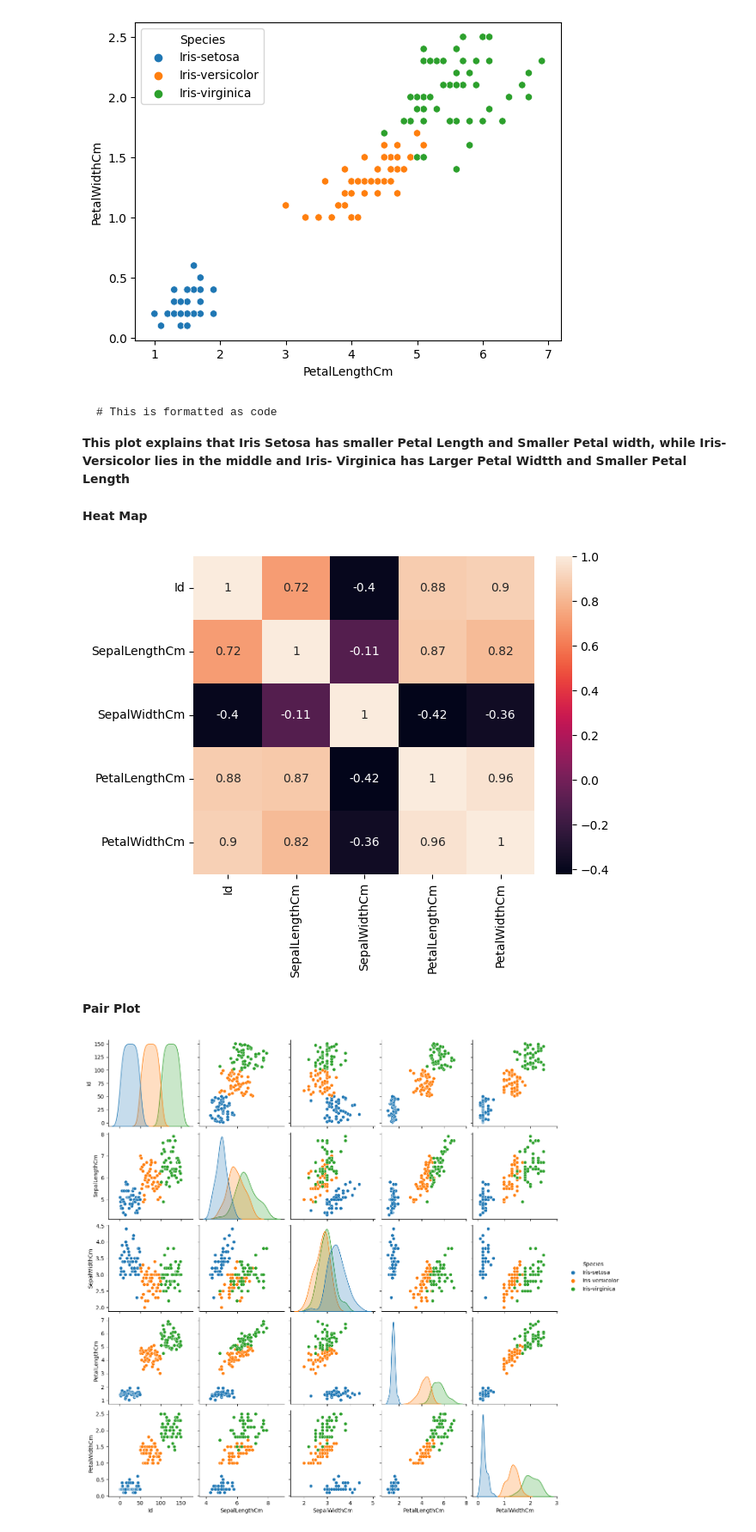
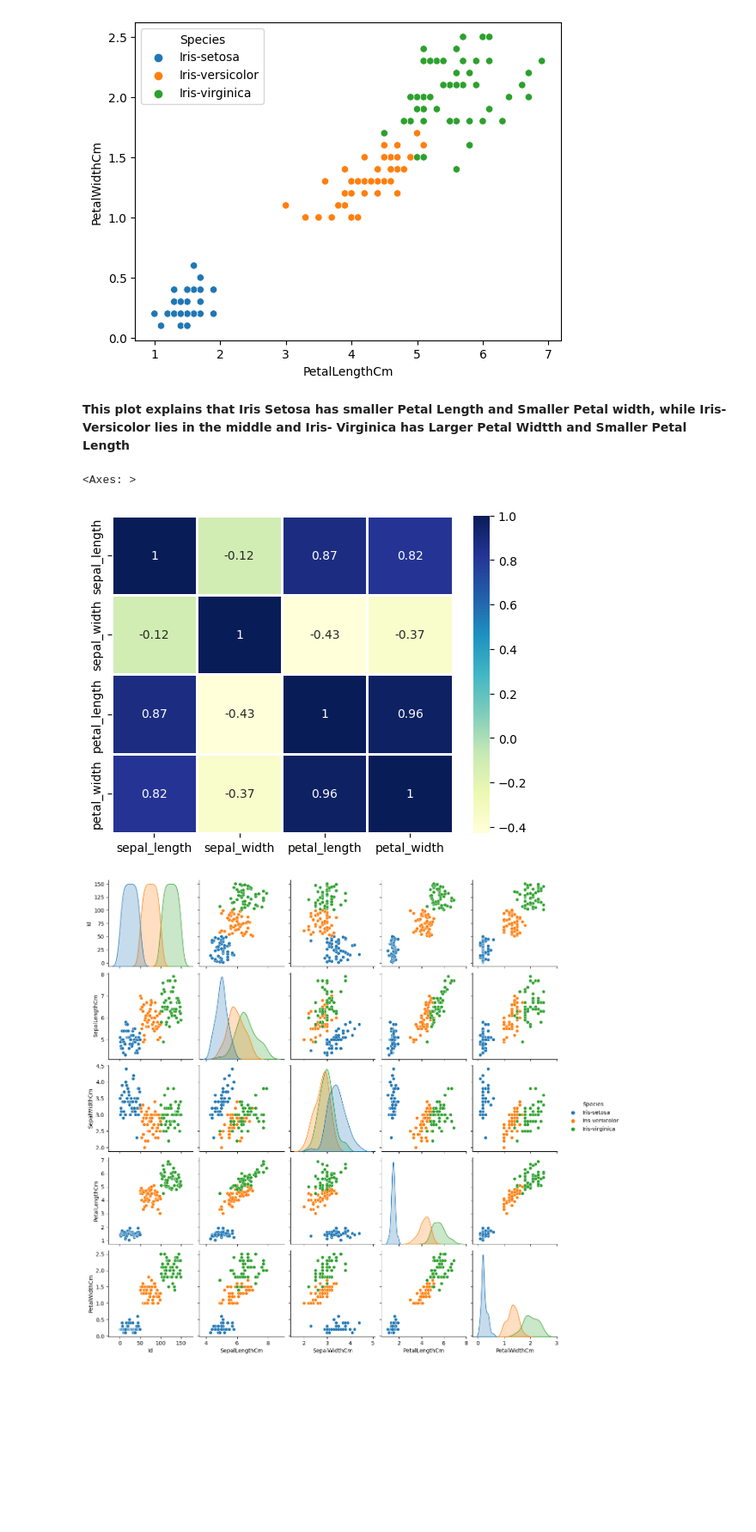
Before and after one commit to sakshi7781/Iris-Flower-Detection, a Jupyter notebook: Iris_Dataset_Oasis_Infobyte.ipynb, the cells around one changed output. Shown at 86% size. Drawn from its saved outputs; the diff is of its cells as text; code cells hidden in the pictures; blank space fills up the shorter version.

````diff
--- a/Iris_Dataset_Oasis_Infobyte.ipynb
+++ b/Iris_Dataset_Oasis_Infobyte.ipynb
@@ -293,28 +298,12 @@ sns.scatterplot(x='PetalLengthCm', y='PetalWidthCm',
 <Axes: xlabel='PetalLengthCm', ylabel='PetalWidthCm'>
 [figure]
 # %% [markdown]
-
-
-```
-# This is formatted as code
-```
-
 **This plot explains that Iris Setosa has smaller Petal Length and Smaller Petal width, while Iris- Versicolor lies in the middle and Iris- Virginica has Larger Petal Widtth and Smaller Petal Length**
-# %% [markdown]
-**Heat Map**
-# %%
-import seaborn as sns
-import matplotlib.pyplot as plt
-
-
-sns.heatmap(df.corr(method='pearson'),
-            annot = True);
-
-plt.show()
-# %% [output]
-[figure, removed]
-# %% [markdown]
-**Pair Plot**
+# %%
+sns.heatmap(iris.corr(),cmap = "YlGnBu", linecolor = 'white', linewidths = 1, annot = True)
+# %% [output]
+<Axes: >
+[figure, added]
 # %%
 g = sns.pairplot(df,hue="Species")
 # %% [output]
````
Also changed, not shown: parts of 83 cells of this notebook, 3 other files.
